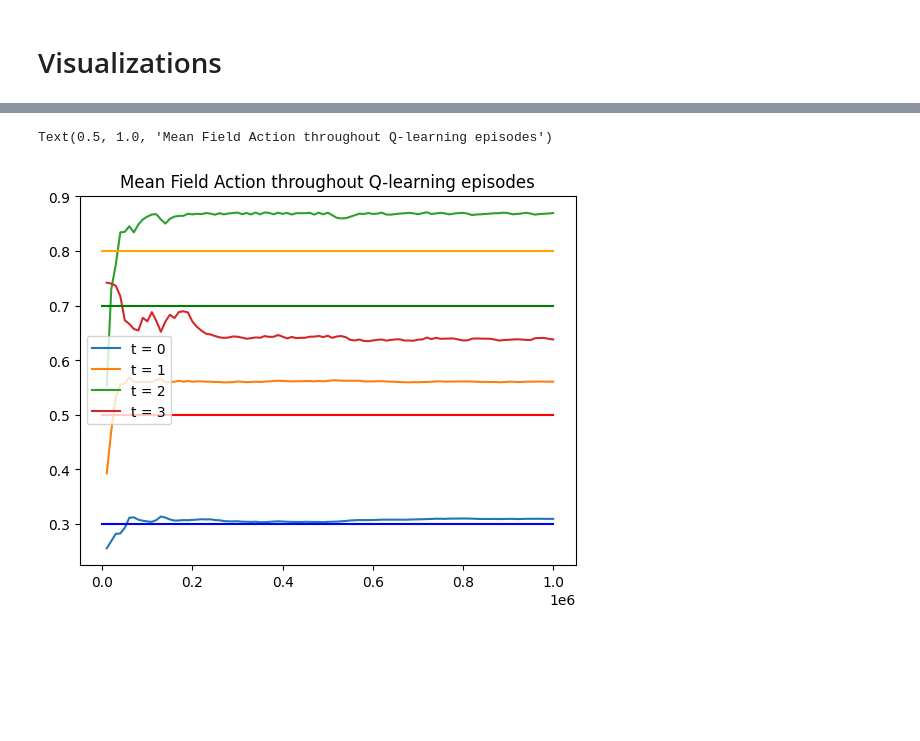
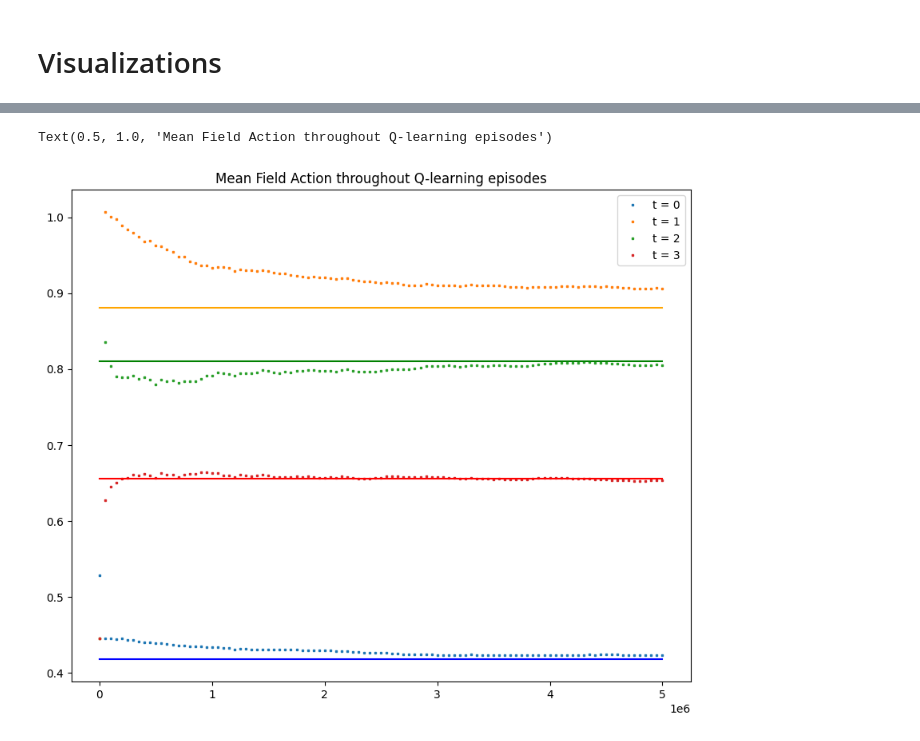
Before and after one commit to derrick-r-chan/RLexample, a Jupyter notebook: MFGTimeDep.ipynb, the cells around one changed output, grey strips where cells are left out. Saved outputs shown, nothing was run; the diff lists cells and outputs as text; code cells hidden in the pictures; blank space fills up the shorter version.

```diff
--- a/MFGTimeDep.ipynb
+++ b/MFGTimeDep.ipynb
@@ -267,28 +247,3 @@ Theoretical Policy Coefficients α̂_t(x) = c_t * x:
     z_1 = 0.880691    c_1 = 0.763103
     z_2 = 0.810105    c_2 = 0.687734
     z_3 = 0.655289    c_3 = 0.527366
-# %%
-z_theoretical = [0.3, 0.8, 0.7, 0.5]
-
-# Calculate D values
-D_theoretical = np.zeros(T + 1)
-D_theoretical[T] = 1.0
-for t in range(T - 1, -1, -1):
-    D_theoretical[t] = phi(z_theoretical[t]) * D_theoretical[t + 1] / (1 + phi(z_theoretical[t]) * D_theoretical[t + 1])
-
-# Calculate theoretical policy coefficients
-coefficients_theory = []
-for t in range(T + 1):
-    if t <= T - 1:
-        coef = 1 / (1 + phi(z_theoretical[t]) * D_theoretical[t + 1])
-    else:
-        coef = 0
-    coefficients_theory.append(coef)
-
-
-def value_function (t, x):
-    return np.pow(D_theoretical[t], gamma - 1) * np.pow(states[x], gamma) / gamma
-
-print("\nTheoretical Policy Coefficients α̂_t(x) = c_t * x:")
-for t in range(T):
-    print(f"    z_{t} = {z_theoretical[t]:.6f}    c_{t} = {coefficients_theory[t]:.6f}")
@@ -422,15 +361,16 @@ plt.plot(optimIND[t], v_experimental)
 # %%
 # trend of mean field wealth invested through episodes
-plt.plot(list(range(jump, num_episodes + jump, jump)), mu_k[0])
-plt.plot(list(range(jump, num_episodes + jump, jump)), mu_k[1])
-plt.plot(list(range(jump, num_episodes + jump, jump)), mu_k[2])
-plt.plot(list(range(jump, num_episodes + jump, jump)), mu_k[3])
-plt.plot([0, 1000000], [z_theoretical[0], z_theoretical[0]], color = 'blue')
-plt.plot([0, 1000000], [z_theoretical[1], z_theoretical[1]], color = 'orange')
-plt.plot([0, 1000000], [z_theoretical[2], z_theoretical[2]], color = 'green')
-plt.plot([0, 1000000], [z_theoretical[3], z_theoretical[3]], color = 'red')
+plt.figure(figsize = (10, 8))
+plt.plot(list(range(0, num_episodes + jump, jump)), mu_k[0], marker = 's', markersize = 2, linestyle = 'none')
+plt.plot(list(range(0, num_episodes + jump, jump)), mu_k[1], marker = 's', markersize = 2, linestyle = 'none')
+plt.plot(list(range(0, num_episodes + jump, jump)), mu_k[2], marker = 's', markersize = 2, linestyle = 'none')
+plt.plot(list(range(0, num_episodes + jump, jump)), mu_k[3], marker = 's', markersize = 2, linestyle = 'none')
+plt.plot([0, num_episodes], [z_theoretical[0], z_theoretical[0]], color = 'blue')
+plt.plot([0, num_episodes], [z_theoretical[1], z_theoretical[1]], color = 'orange')
+plt.plot([0, num_episodes], [z_theoretical[2], z_theoretical[2]], color = 'green')
+plt.plot([0, num_episodes], [z_theoretical[3], z_theoretical[3]], color = 'red')
 plt.legend(["t = 0", "t = 1", "t = 2", "t = 3"])
 plt.title("Mean Field Action throughout Q-learning episodes")
 # %% [output]
 Text(0.5, 1.0, 'Mean Field Action throughout Q-learning episodes')
-[figure, old version]
+[figure, new version]
```
Also changed, not shown: parts of 8 cells of this notebook.
